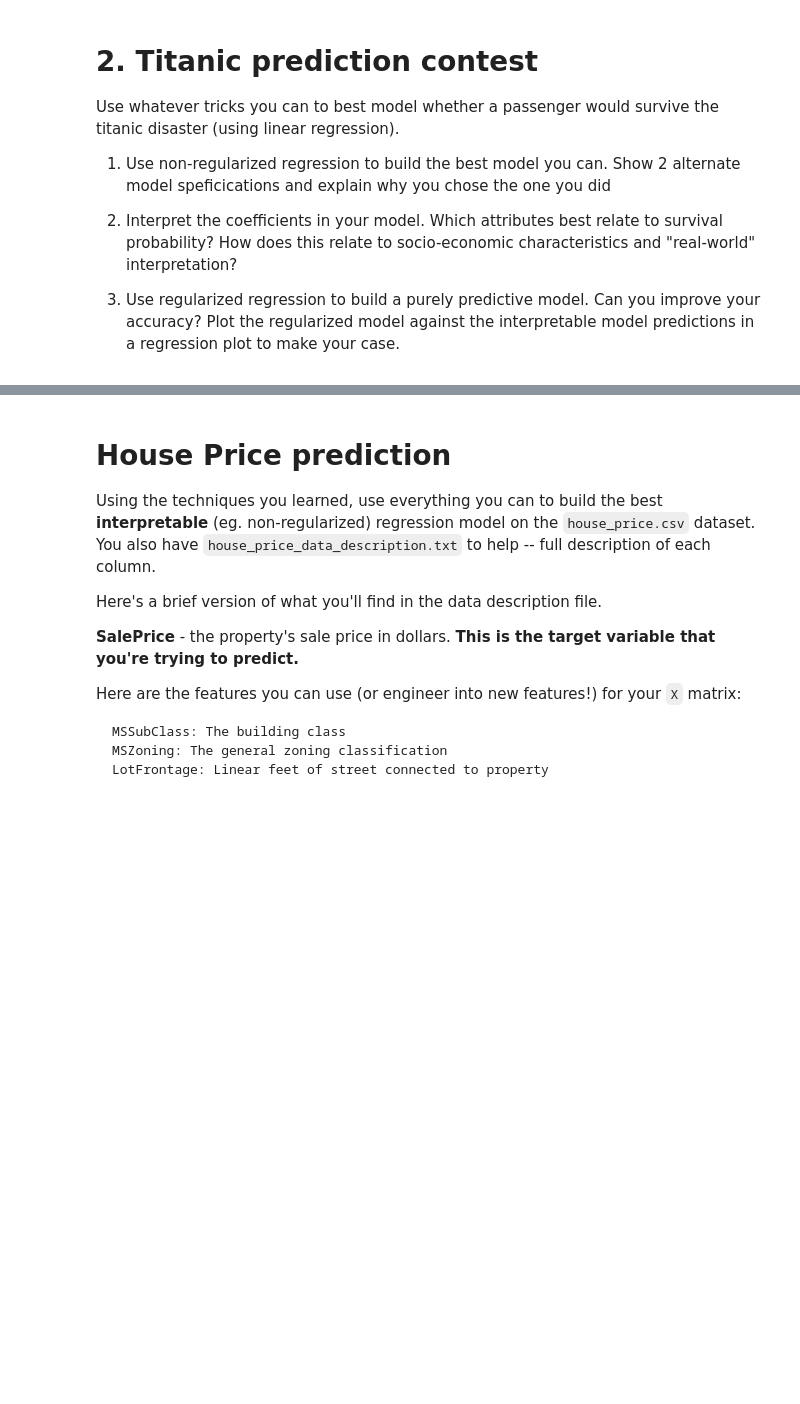
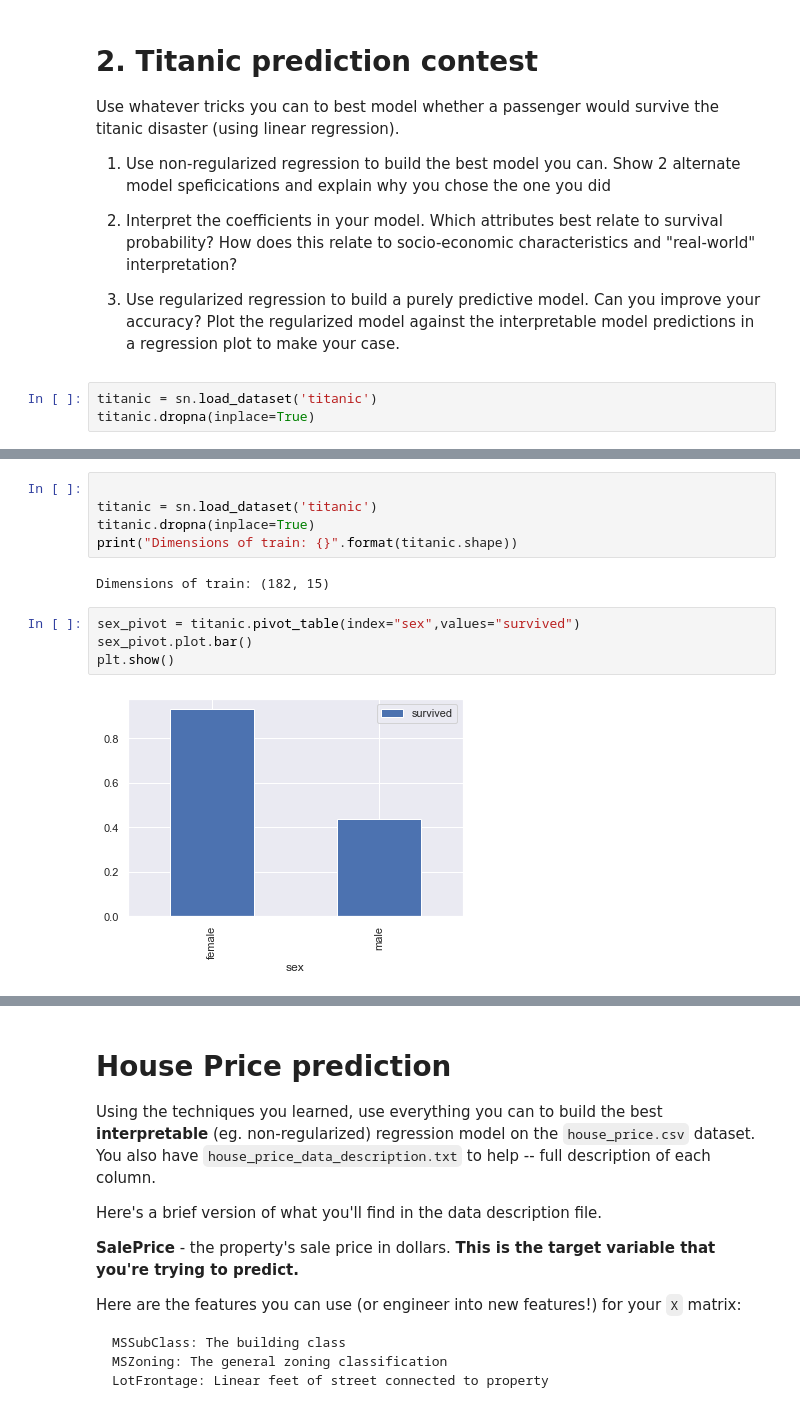
Before and after one commit to cb-ds-1/m3-3-engineering-regression, a Jupyter notebook: workshop.ipynb, the cells around one changed output, grey strips where cells are left out. Saved outputs shown, nothing was run; the diff lists cells and outputs as text; blank space fills up the shorter version.

```diff
--- a/workshop.ipynb
+++ b/workshop.ipynb
@@ -18,3 +119,6 @@ Use whatever tricks you can to best model whether a passenger would survive the
 2. Interpret the coefficients in your model. Which attributes best relate to survival probability? How does this relate to socio-economic characteristics and "real-world" interpretation?
 
 3. Use regularized regression to build a purely predictive model. Can you improve your accuracy? Plot the regularized model against the interpretable model predictions in a regression plot to make your case.
+# %%
+titanic = sn.load_dataset('titanic')
+titanic.dropna(inplace=True)
@@ -20,0 +204,13 @@ Use whatever tricks you can to best model whether a passenger would survive the
+# %%
+
+titanic = sn.load_dataset('titanic')
+titanic.dropna(inplace=True)
+print("Dimensions of train: {}".format(titanic.shape))
+# %% [output]
+Dimensions of train: (182, 15)
+# %%
+sex_pivot = titanic.pivot_table(index="sex",values="survived")
+sex_pivot.plot.bar()
+plt.show()
+# %% [output]
+[figure, added]
```
Also changed, not shown: parts of 52 cells of this notebook.
